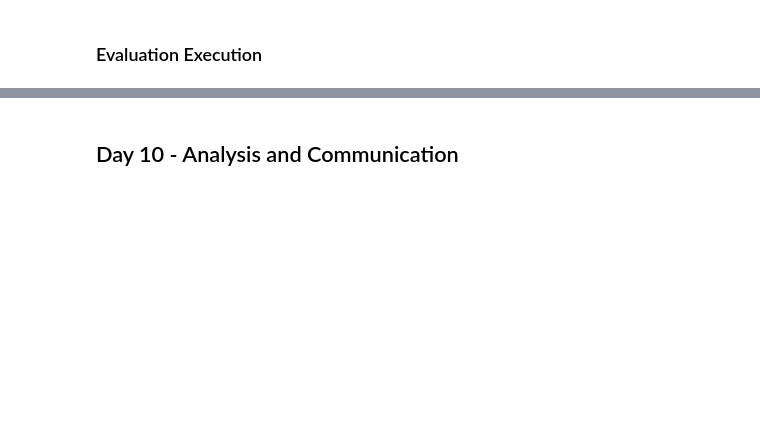
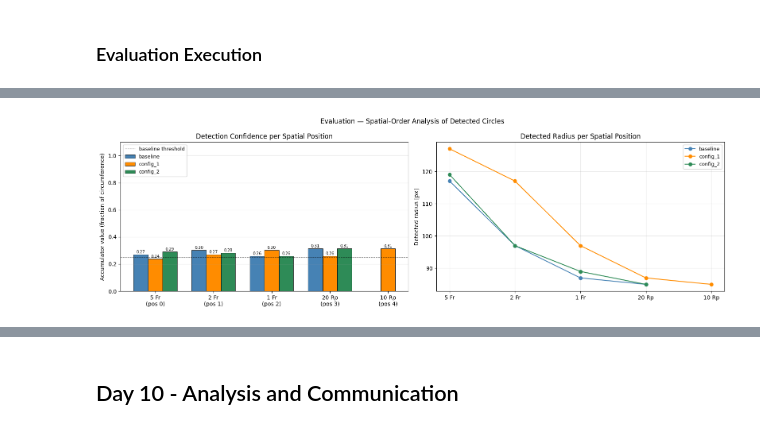
Before and after one commit to mikeandrusyak/gbsv-research, a Jupyter notebook: mc2/pattern_detection.ipynb, the cells around one changed output, grey strips where cells are left out. Cells and saved outputs as stored; diff of their text form; code cells hidden in the pictures; blank space fills up the shorter version.

```diff
--- a/mc2/pattern_detection.ipynb
+++ b/mc2/pattern_detection.ipynb
@@ -374,0 +343,87 @@ Evaluation table — segments per dominant angular cluster:
+# %%
+def sorted_by_cx(res):
+    """Sort detected circles by x-position (left → right = 5 Fr → 10 Rp)."""
+    if len(res["radii"]) == 0:
+        return []
+    return sorted(
+        zip(res["cx"].tolist(), res["cy"].tolist(),
+            res["radii"].tolist(), res["accums"].tolist()),
+        key=lambda t: t[0],
+    )
+
+
+records = []
+for cfg in CONFIGS:
+    det = sorted_by_cx(pipeline_results[cfg["label"]])
+    row = {
+        "config": cfg["label"],
+        "gauss_sigma": cfg["gauss_sigma"],
+        "hough_threshold": cfg["hough_threshold"],
+        "n_detected": len(det),
+    }
+    for i, denom in enumerate(COIN_DENOMINATIONS):
+        if i < len(det):
+            row[f"r_{denom}"] = det[i][2]
+            row[f"accum_{denom}"] = round(det[i][3], 3)
+        else:
+            row[f"r_{denom}"] = None
+            row[f"accum_{denom}"] = None
+    radii_seq = [row[f"r_{d}"] for d in COIN_DENOMINATIONS if row[f"r_{d}"] is not None]
+    row["monotonic_violations"] = sum(
+        1 for a, b in zip(radii_seq, radii_seq[1:]) if a < b
+    )
+    records.append(row)
+
+results_df = pd.DataFrame(records)
+
+print("Evaluation table — detected circles sorted by x-position (left=5Fr, right=10Rp):")
+r_cols   = [f"r_{d}"     for d in COIN_DENOMINATIONS]
+acc_cols = [f"accum_{d}" for d in COIN_DENOMINATIONS]
+display(results_df[["config", "gauss_sigma", "hough_threshold", "n_detected"]
+                   + r_cols + ["monotonic_violations"]])
+print()
+display(results_df[["config"] + acc_cols])
+
+x = np.arange(len(COIN_DENOMINATIONS))
+width = 0.25
+colors = ["steelblue", "darkorange", "seagreen"]
+labels = [f"{d}\n(pos {i})" for i, d in enumerate(COIN_DENOMINATIONS)]
+
+fig, axes = plt.subplots(1, 2, figsize=(16, 5))
+
+for i, cfg in enumerate(CONFIGS):
+    row = results_df[results_df["config"] == cfg["label"]].iloc[0]
+    vals = [row[c] or 0 for c in acc_cols]
+    axes[0].bar(x + i * width, vals, width,
+                label=cfg["label"], color=colors[i], edgecolor="black", linewidth=0.6)
+    for bar, v in zip(axes[0].patches[i * len(COIN_DENOMINATIONS):], vals):
+        axes[0].text(bar.get_x() + bar.get_width() / 2, bar.get_height() + 0.003,
+                     f"{v:.2f}", ha="center", va="bottom", fontsize=7)
+
+axes[0].axhline(CONFIGS[0]["hough_threshold"], color="black", linestyle="--",
+                linewidth=0.8, alpha=0.5, label="baseline threshold")
+axes[0].set_xticks(x + width)
+axes[0].set_xticklabels(labels)
+axes[0].set_ylabel("Accumulator value (fraction of circumference)")
+axes[0].set_title("Detection Confidence per Spatial Position")
+axes[0].set_ylim(0, 1.1)
+axes[0].legend(fontsize=9)
+axes[0].grid(axis="y", alpha=0.3)
+
+for i, cfg in enumerate(CONFIGS):
+    row = results_df[results_df["config"] == cfg["label"]].iloc[0]
+    vals = [row[c] or 0 for c in r_cols]
+    axes[1].plot(COIN_DENOMINATIONS, vals, "o-", label=cfg["label"],
+                 color=colors[i], linewidth=1.5, markersize=6)
+
+axes[1].set_ylabel("Detected radius [px]")
+axes[1].set_title("Detected Radius per Spatial Position")
+axes[1].legend(fontsize=9)
+axes[1].grid(alpha=0.3)
+
+plt.suptitle("Evaluation — Spatial-Order Analysis of Detected Circles", fontsize=12)
+plt.tight_layout()
+plt.show()
+
+results_df
+# %% [output]
@@ -374,0 +439 @@ Evaluation table — segments per dominant angular cluster:
+[figure, added]
```
Also changed, not shown: parts of 30 cells of this notebook.
